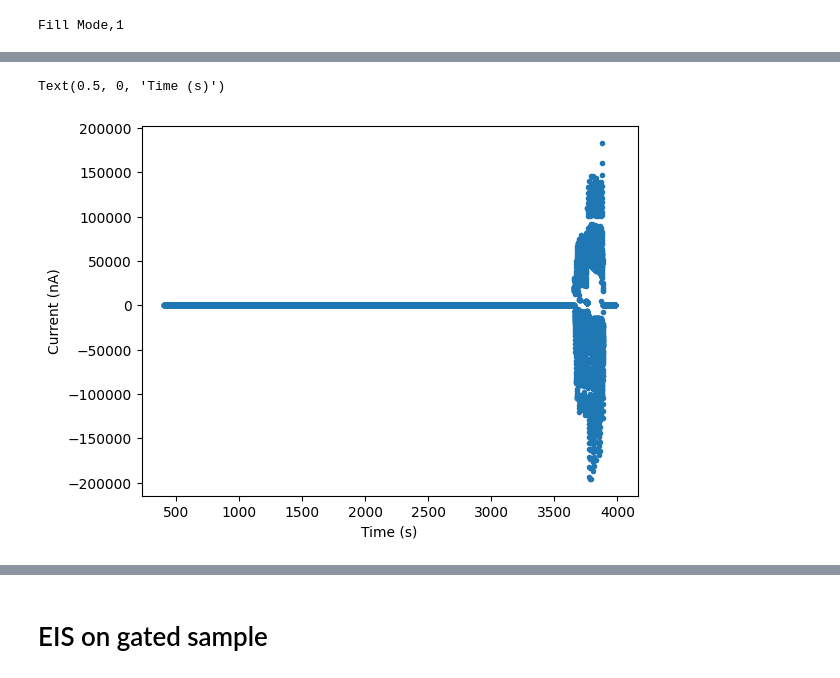
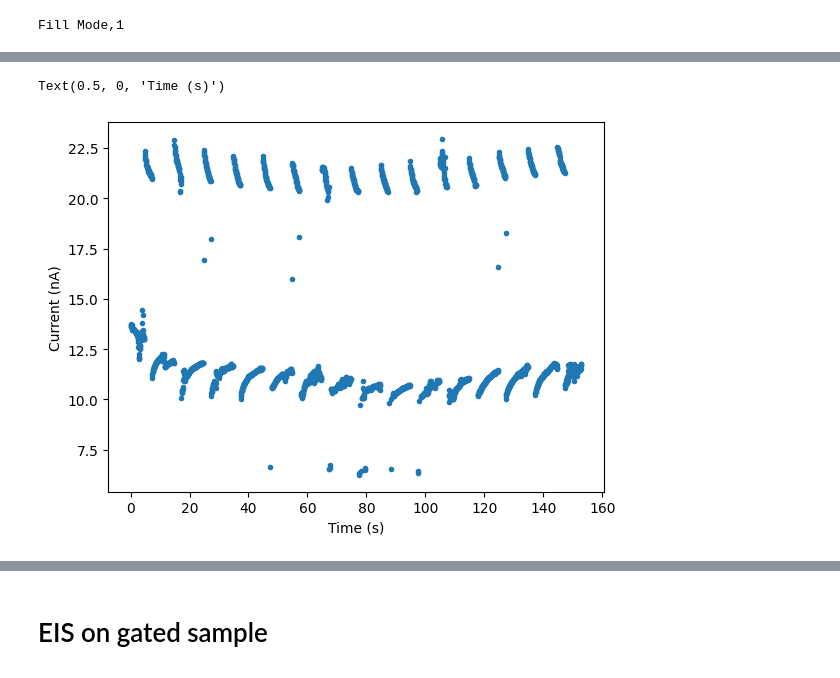
Before and after one commit to beepmo/gator, a Jupyter notebook: data/06-24/litao3_gating.ipynb, the cells around one changed output, grey strips where cells are left out. Cells and saved outputs as stored; diff of their text form; code cells hidden in the pictures.

```diff
--- a/data/06-24/litao3_gating.ipynb
+++ b/data/06-24/litao3_gating.ipynb
@@ -136,0 +151,3 @@ After the incident (first contact with LMO electrode?) drn-src current jumped fr
+# %%
+prep_csv('defbuffer1_0624_153525.csv')
+df3 = pd.read_csv('defbuffer1_0624_153525.csv')
@@ -137,11 +172,20 @@ After the incident (first contact with LMO electrode?) drn-src current jumped fr
+# %%
+# Time (s)
+T = df3['Relative Time']
+
+# Current (mA)
+I = df3['Reading'] * 1e9
+
+# Potential (mV)
+V = df3['Value'] * 1e3
 # %%
-# Fixed voltage and beginning of gating, but with short cut
 
-cut1 = 1132
-cut2 = 14000
+
+cut1 = 0
+cut2 = -1
 plt.plot(T[cut1:cut2],I[cut1:cut2],'.')
 plt.ylabel('Current (nA)')
 plt.xlabel('Time (s)')
 # %% [output]
 Text(0.5, 0, 'Time (s)')
-[figure, old version]
+[figure, new version]
```
Also changed, not shown: parts of 31 cells of this notebook.
